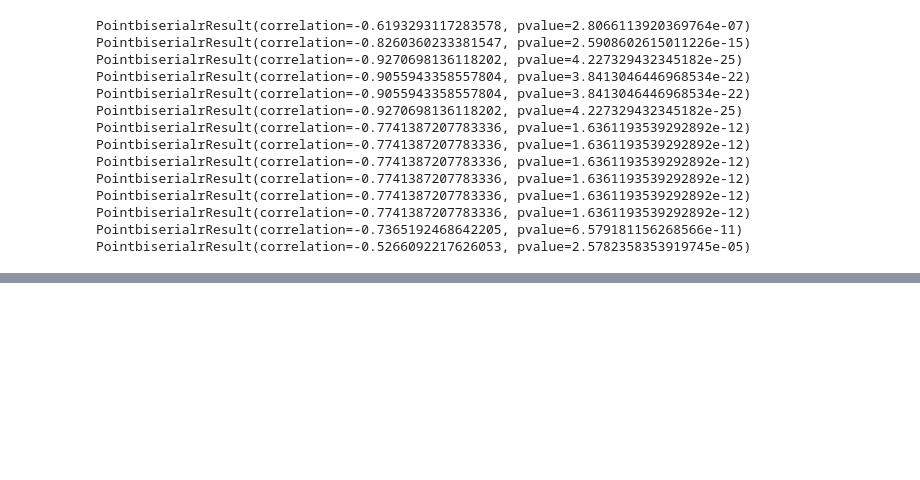
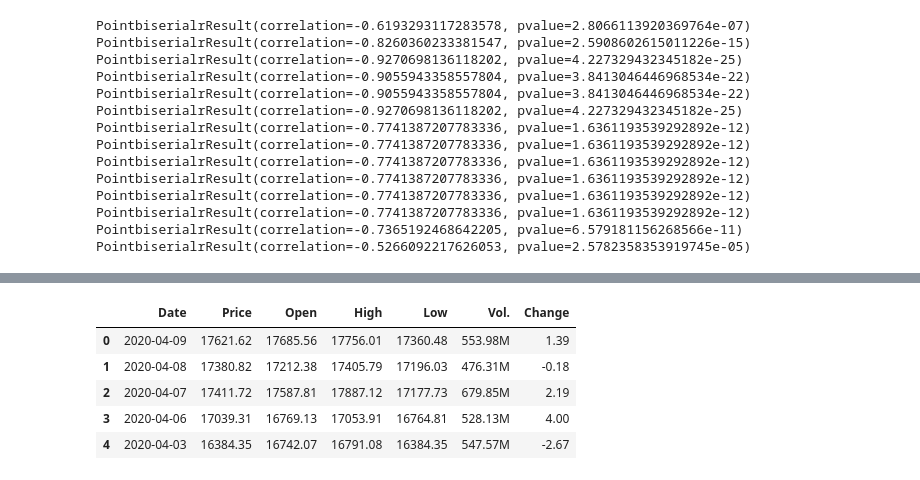
Before and after one commit to dimnl/modum, a Jupyter notebook: data_processing.ipynb, the cells around one changed output, grey strips where cells are left out. Cells and saved outputs as stored; diff of their text form; code cells hidden in the pictures; blank space fills up the shorter version.

```diff
--- a/data_processing.ipynb
+++ b/data_processing.ipynb
@@ -140,0 +197,10 @@ mobility_nl
+# %%
+stock_it['Date'] = pd.to_datetime(stock_it['Date'])
+stock_it.head()
+# %% [output]
+|  | Date | Price | Open | High | Low | Vol. | Change |
+| 0 | 2020-04-09 | 17621.62 | 17685.56 | 17756.01 | 17360.48 | 553.98M | 1.39 |
+| 1 | 2020-04-08 | 17380.82 | 17212.38 | 17405.79 | 17196.03 | 476.31M | -0.18 |
+| 2 | 2020-04-07 | 17411.72 | 17587.81 | 17887.12 | 17177.73 | 679.85M | 2.19 |
+| 3 | 2020-04-06 | 17039.31 | 16769.13 | 17053.91 | 16764.81 | 528.13M | 4.00 |
+| 4 | 2020-04-03 | 16384.35 | 16742.07 | 16791.08 | 16384.35 | 547.57M | -2.67 |
```
Also changed, not shown: parts of 14 cells of this notebook.
